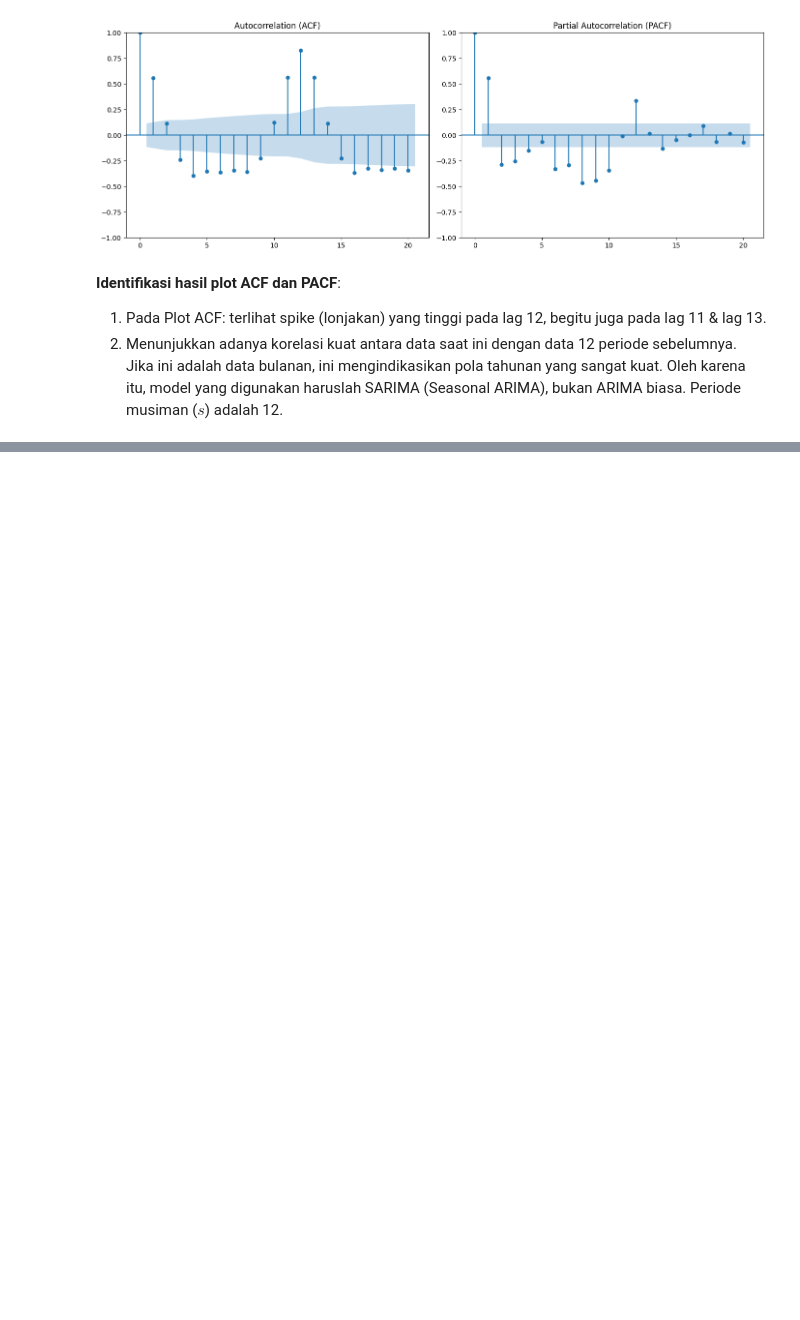
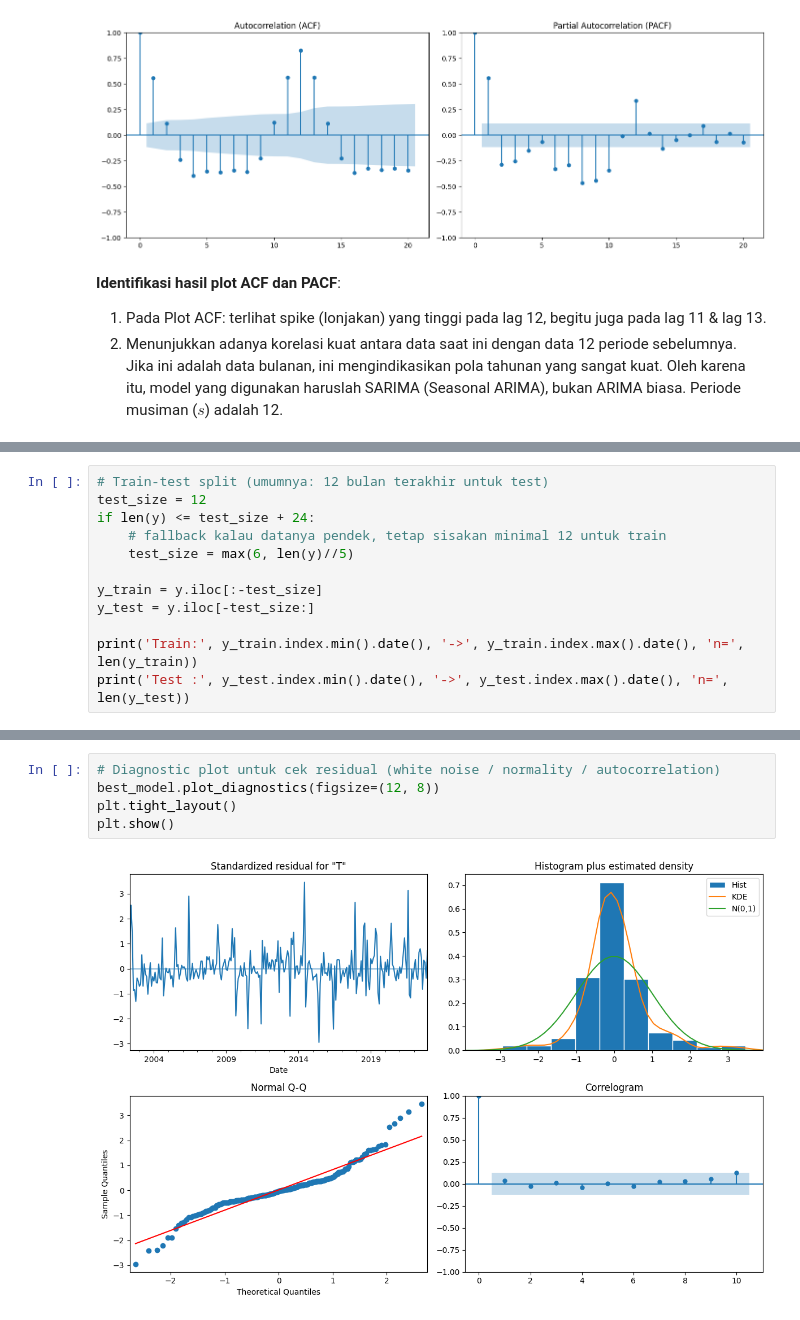
Before and after one commit to Ardavaa/time-series-tourist-visitors, a Jupyter notebook: main.ipynb, the cells around one changed output, grey strips where cells are left out. Cells and saved outputs as stored; diff of their text form; blank space fills up the shorter version.

```diff
--- a/main.ipynb
+++ b/main.ipynb
@@ -164,0 +223,12 @@ plt.show()
+# %%
+# Train-test split (umumnya: 12 bulan terakhir untuk test)
+test_size = 12
+if len(y) <= test_size + 24:
+    # fallback kalau datanya pendek, tetap sisakan minimal 12 untuk train
+    test_size = max(6, len(y)//5)
+
+y_train = y.iloc[:-test_size]
+y_test = y.iloc[-test_size:]
+
+print('Train:', y_train.index.min().date(), '->', y_train.index.max().date(), 'n=', len(y_train))
+print('Test :', y_test.index.min().date(), '->', y_test.index.max().date(), 'n=', len(y_test))
@@ -164,0 +371,7 @@ plt.show()
+# %%
+# Diagnostic plot untuk cek residual (white noise / normality / autocorrelation)
+best_model.plot_diagnostics(figsize=(12, 8))
+plt.tight_layout()
+plt.show()
+# %% [output]
+[figure, added]
```
Also changed, not shown: parts of 8 cells of this notebook, 4 other files.
